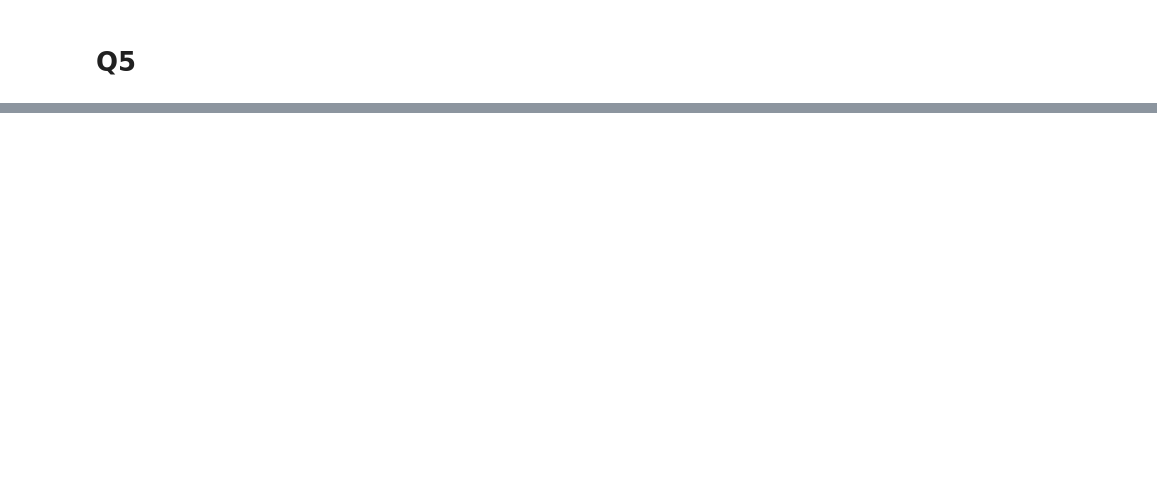
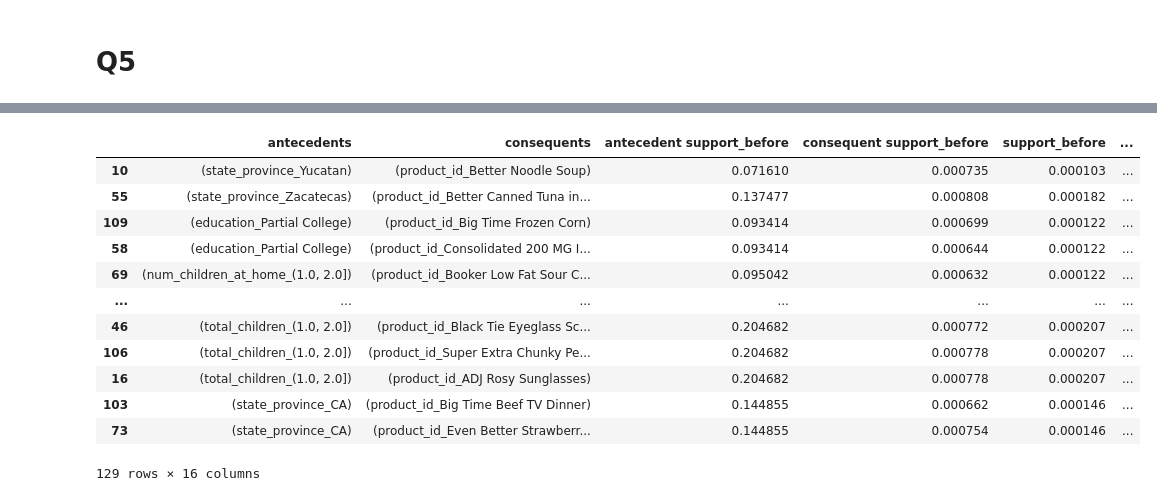
Before and after one commit to theabc50111/nccu_cs_hw, a Jupyter notebook: DataMining_HW/hw1/110753201_hw1_dm.ipynb, the cells around one changed output, grey strips where cells are left out. Drawn from its saved outputs; the diff is of its cells as text; code cells hidden in the pictures; blank space fills up the shorter version.

```diff
--- a/DataMining_HW/hw1/110753201_hw1_dm.ipynb
+++ b/DataMining_HW/hw1/110753201_hw1_dm.ipynb
@@ -239,2 +239,13 @@ time: 7.86 s (started: 2022-01-17 07:56:37 +00:00)
 # %% [markdown]
 # Q5
+# %%
+transaction_before_dec_df = sales_fact_1998_ori_df.copy().drop(['time_id', 'store_id', 'promotion_id', 'unit_sales', 'store_sales', 'store_cost'], axis=1)  # we only need product_id, customer_id
+transaction_dec_df = sales_fact_dec_1998_ori_df.copy().drop(['time_id', 'store_id', 'promotion_id', 'unit_sales', 'store_sales', 'store_cost'], axis=1)  # we only need product_id, customer_id
+transaction_before_dec_df['product_id'] = transaction_before_dec_df['product_id'].apply(lambda x:product_ori_df.loc[product_ori_df['product_id']==x, 'product_name'].values[0]) # change product_id to product name
+transaction_dec_df['product_id'] = transaction_dec_df['product_id'].apply(lambda x:product_ori_df.loc[product_ori_df['product_id']==x, 'product_name'].values[0]) # change product_id to product name
+customer_cat_cid_df = pd.concat([customer_cat_df, customer_ori_df['customer_id']], axis=1)
+transac_cus_before_dec_df = pd.merge(transaction_before_dec_df, customer_cat_cid_df, on='customer_id')
+transac_cus_dec_df = pd.merge(transaction_dec_df, customer_cat_cid_df, on='customer_id')
+transac_cus_before_dec_oh_df = pd.get_dummies(transac_cus_before_dec_df.drop(['customer_id'], axis=1))
+transac_cus_dec_oh_df = pd.get_dummies(transac_cus_dec_df.drop(['customer_id'], axis=1))
+display(transac_cus_before_dec_oh_df, transac_cus_dec_oh_df)
@@ -240,0 +280,13 @@ time: 7.86 s (started: 2022-01-17 07:56:37 +00:00)
+# %%
+transac_cus_before_dec_freq_itemset = fpgrowth(transac_cus_before_dec_oh_df, min_support=0.0001, max_len=2, use_colnames=True) # Inorder to simplify rules, limit length of itemset to 2
+transac_cus_dec_freq_itemset = fpgrowth(transac_cus_dec_oh_df, min_support=0.0001, max_len=2, use_colnames=True) # Inorder to simplify rules, limit length of itemset to 2
+transac_cus_before_dec_rules = association_rules(transac_cus_before_dec_freq_itemset, metric='confidence', min_threshold=0.001) # find rules
+transac_cus_dec_rules = association_rules(transac_cus_dec_freq_itemset, metric='confidence', min_threshold=0.001) # find rules
+filter_ind_before_dec = transac_cus_before_dec_rules['consequents'].apply(lambda x:x.isdisjoint(customer_oh_cat_df.keys().tolist())==True).tolist() # choose the consequents consist only of product
+filter_ind_dec = transac_cus_dec_rules['consequents'].apply(lambda x:x.isdisjoint(customer_oh_cat_df.keys().tolist())==True).tolist() # choose the consequents consist only of product
+transac_cus_before_dec_filtered_rules = transac_cus_before_dec_rules.iloc[filter_ind_before_dec,:] # choose the consequents consist only of product
+transac_cus_dec_filtered_rules = transac_cus_dec_rules.iloc[filter_ind_dec,:] # choose the consequents consist only of product
+display(transac_cus_before_dec_freq_itemset.sort_values(by = 'support', ascending=False),
+        transac_cus_dec_freq_itemset.sort_values(by = 'support', ascending=False))
+display(transac_cus_before_dec_filtered_rules.sort_values(by = ['confidence', 'support', 'lift', 'leverage', 'antecedent support', 'consequent support', 'antecedents'], ascending=False),
+        transac_cus_dec_filtered_rules.sort_values(by = ['confidence', 'support', 'lift', 'leverage', 'antecedent support', 'consequent support', 'antecedents'], ascending=False))
@@ -240,0 +347,25 @@ time: 7.86 s (started: 2022-01-17 07:56:37 +00:00)
+# %%
+common_rules = pd.merge(transac_cus_before_dec_filtered_rules, transac_cus_dec_filtered_rules, on=["antecedents", "consequents"], suffixes=('_before', '_dec'))
+common_rules = common_rules.sort_values(by = ['confidence_before', 'confidence_dec',
+                                              'support_before', 'support_dec',
+                                              'lift_before', 'lift_dec',
+                                              'leverage_before', 'leverage_dec',
+                                              'antecedent support_before', 'antecedent support_dec',
+                                              'consequent support_before', 'consequent support_dec',
+                                              'antecedents'], ascending=False)
+common_rules.to_csv('dec_common_rules.csv')
+display(common_rules)
+# %% [output]
+|  | antecedents | consequents | antecedent support_before | consequent support_before | support_before | ... |
+| 10 | (state_province_Yucatan) | (product_id_Better Noodle Soup) | 0.071610 | 0.000735 | 0.000103 | ... |
+| 55 | (state_province_Zacatecas) | (product_id_Better Canned Tuna in... | 0.137477 | 0.000808 | 0.000182 | ... |
+| 109 | (education_Partial College) | (product_id_Big Time Frozen Corn) | 0.093414 | 0.000699 | 0.000122 | ... |
+| 58 | (education_Partial College) | (product_id_Consolidated 200 MG I... | 0.093414 | 0.000644 | 0.000122 | ... |
+| 69 | (num_children_at_home_(1.0, 2.0]) | (product_id_Booker Low Fat Sour C... | 0.095042 | 0.000632 | 0.000122 | ... |
+| ... | ... | ... | ... | ... | ... | ... |
+| 46 | (total_children_(1.0, 2.0]) | (product_id_Black Tie Eyeglass Sc... | 0.204682 | 0.000772 | 0.000207 | ... |
+| 106 | (total_children_(1.0, 2.0]) | (product_id_Super Extra Chunky Pe... | 0.204682 | 0.000778 | 0.000207 | ... |
+| 16 | (total_children_(1.0, 2.0]) | (product_id_ADJ Rosy Sunglasses) | 0.204682 | 0.000778 | 0.000207 | ... |
+| 103 | (state_province_CA) | (product_id_Big Time Beef TV Dinner) | 0.144855 | 0.000662 | 0.000146 | ... |
+| 73 | (state_province_CA) | (product_id_Even Better Strawberr... | 0.144855 | 0.000754 | 0.000146 | ... |
+129 rows × 16 columns
```
Also changed, not shown: parts of 21 cells of this notebook, 7 other files.
